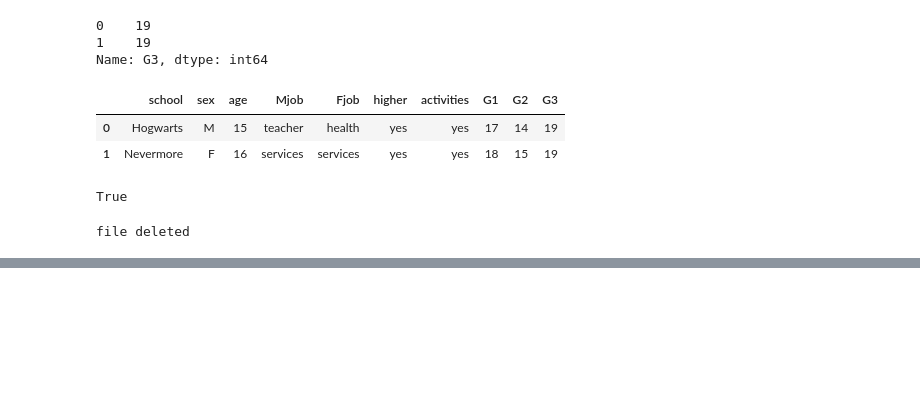
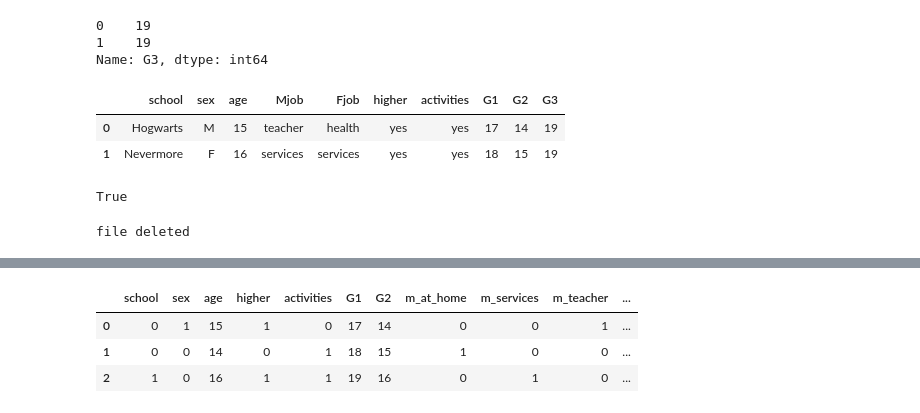
Before and after one commit to MishkaKnizhka98/Project, a Jupyter notebook: Untitled.ipynb, the cells around one changed output, grey strips where cells are left out. Cells and saved outputs as stored; diff of their text form; code cells hidden in the pictures; blank space fills up the shorter version.

```diff
--- a/Untitled.ipynb
+++ b/Untitled.ipynb
@@ -58,0 +198,9 @@ file deleted
+# %%
+x_dummy = x_dummy.astype("int64")
+# %%
+x_dummy.
+# %% [output]
+|  | school | sex | age | higher | activities | G1 | G2 | m_at_home | m_services | m_teacher | ... |
+| 0 | 0 | 1 | 15 | 1 | 0 | 17 | 14 | 0 | 0 | 1 | ... |
+| 1 | 0 | 0 | 14 | 0 | 1 | 18 | 15 | 1 | 0 | 0 | ... |
+| 2 | 1 | 0 | 16 | 1 | 1 | 19 | 16 | 0 | 1 | 0 | ... |
```
Also changed, not shown: parts of 13 cells of this notebook, 1 other file.
